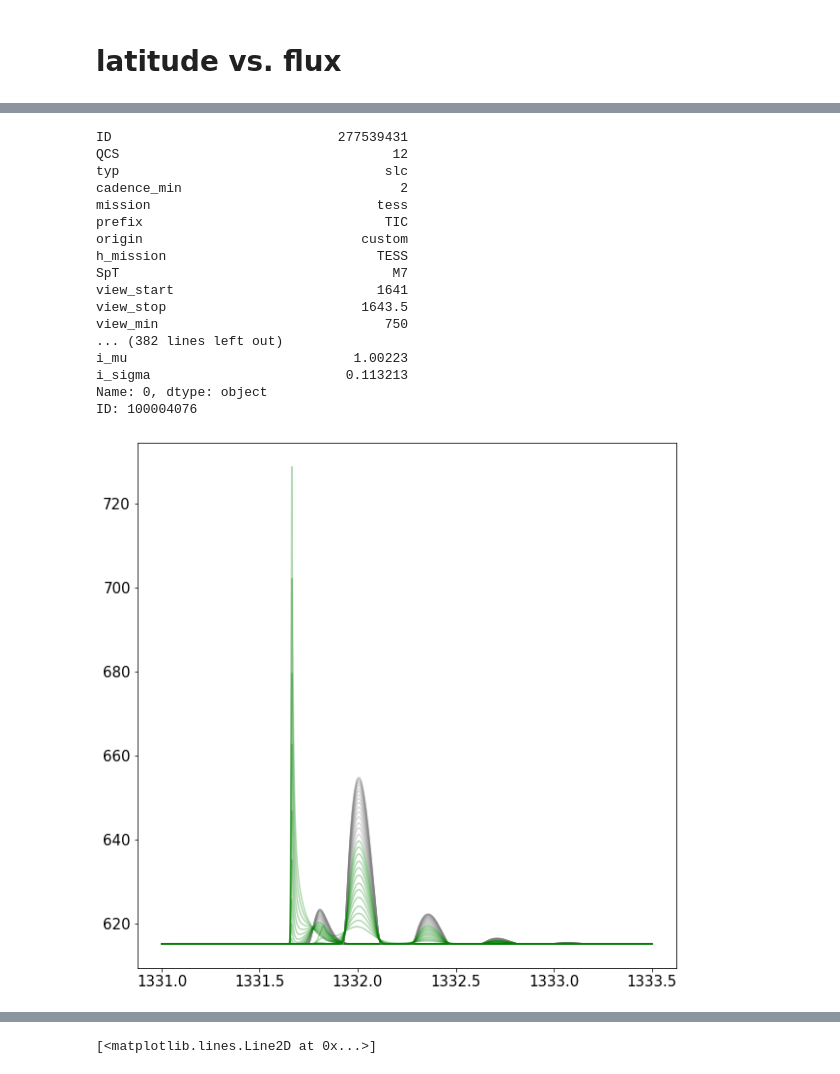
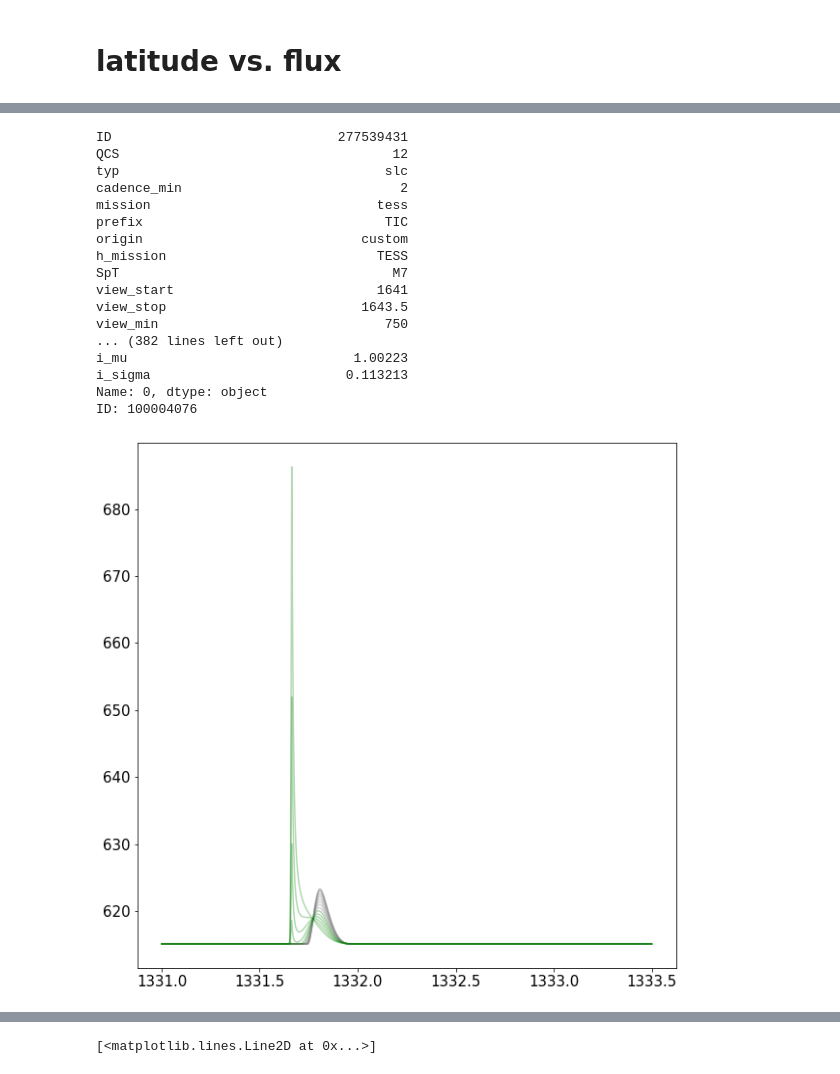
Before and after one commit to ekaterinailin/MalachiteMountains, a Jupyter notebook: analysis/notebooks/NB130_AR_sizes.ipynb, the cells around one changed output, grey strips where cells are left out. Drawn from its saved outputs; the diff is of its cells as text; code cells hidden in the pictures.

```diff
--- a/analysis/notebooks/NB130_AR_sizes.ipynb
+++ b/analysis/notebooks/NB130_AR_sizes.ipynb
@@ -177,7 +162,7 @@ for j, row in res.iterrows():
     time = lc.t
     phi = lc.phi.values
     flux = lc.flux.values
-    inds = np.random.randint(df.shape[0], size=N)
+    #inds = np.random.randint(df.shape[0], size=N)
 
 
     a = row.a_50
@@ -191,41 +176,41 @@ for j, row in res.iterrows():
     flare = aflare(phi, phi_a, fwhm, a*median)+ median
     print(f"ID: {row.ID}\n")
     est[str(row.ID) + row.suffix] = {}
-    for theta_a in np.linspace(5,85,30):
+    for theta_a in np.arange(5,85,5):
         th = theta_a / 180. * np.pi
         fullmodel = full_model(phi_a, th, a, fwhm, i, phi0=phi0,
                                phi=phi, num_pts=50, qlum=qlum,
                                Fth=Fth, R=R, median=median)
 
         flc = FlareLightCurve(time=time, detrended_flux=fullmodel, )
         flc.it_med = np.full_like(time, median)
         ED = equivalent_duration(flc,0,-2)
         est[str(row.ID) + row.suffix][theta_a] = ED * qlum.value
-        if str(row.ID) == "237880881":
+        if (str(row.ID) == "237880881") & (str(row.suffix) == "a"):
             if theta_a > 50:
                 c = "g"
             else:
                 c = "grey"
             plt.plot(flc.time, flc.detrended_flux, c=c, alpha=.3)
 # %% [output]
 ID                             277539431
 QCS                                   12
 typ                                  slc
 cadence_min                            2
 mission                             tess
 prefix                               TIC
 origin                            custom
 h_mission                           TESS
 SpT                                   M7
 view_start                          1641
 view_stop                         1643.5
 view_min                             750
 ... (382 lines left out)
 i_mu                             1.00223
 i_sigma                         0.113213
 Name: 0, dtype: object
 ID: 100004076
-[figure, old version]
+[figure, new version]
 # %%
 # reform = {(outerKey, innerKey): values for outerKey,
 #           innerDict in est.items() for innerKey,
```
Also changed, not shown: parts of 9 cells of this notebook, 3 other files.
